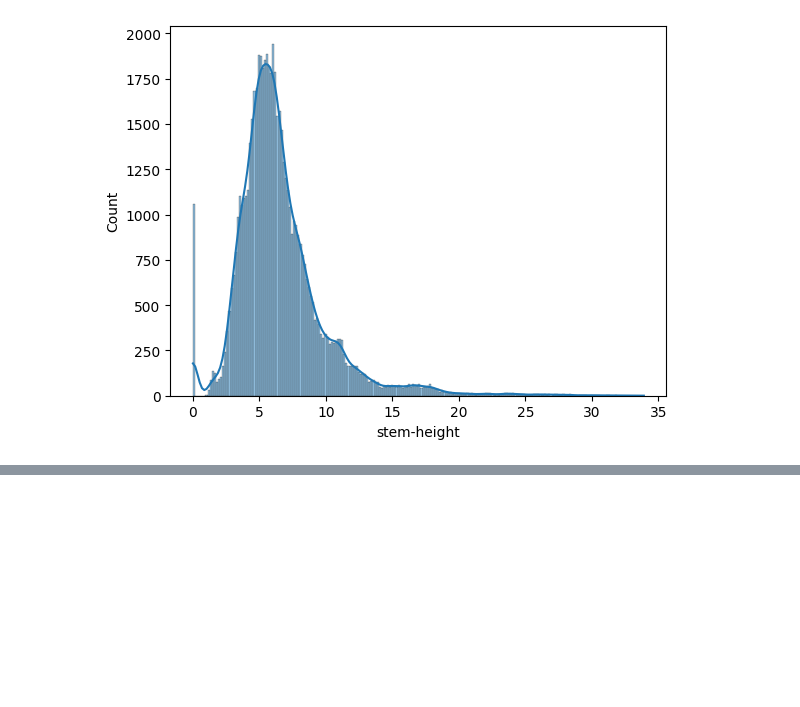
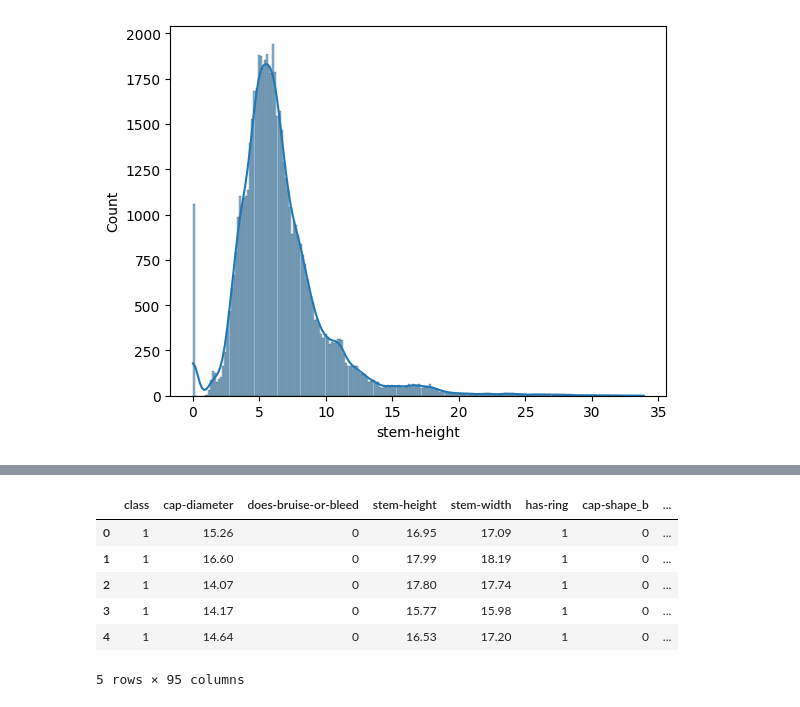
Before and after one commit to RovSveta/Advanced_Data_analytics_2025, a Jupyter notebook: Exercise_project_2/Classification_dataset/smote_classification_oversampling_first_try.ipynb, the cells around one changed output, grey strips where cells are left out. Cells and saved outputs as stored; diff of their text form; code cells hidden in the pictures; blank space fills up the shorter version.

```diff
--- a/Exercise_project_2/Classification_dataset/smote_classification_oversampling.ipynb
+++ b/Exercise_project_2/Classification_dataset/smote_classification_oversampling_first_try.ipynb
@@ -28,0 +61,11 @@ sns.histplot(data=df, x="stem-height", kde=True)
+# %%
+df = pd.read_csv('../../Exercise_project_1\Classification_dataset\mushroom_encoded.csv')
+df.head()
+# %% [output]
+|  | class | cap-diameter | does-bruise-or-bleed | stem-height | stem-width | has-ring | cap-shape_b | ... |
+| 0 | 1 | 15.26 | 0 | 16.95 | 17.09 | 1 | 0 | ... |
+| 1 | 1 | 16.60 | 0 | 17.99 | 18.19 | 1 | 0 | ... |
+| 2 | 1 | 14.07 | 0 | 17.80 | 17.74 | 1 | 0 | ... |
+| 3 | 1 | 14.17 | 0 | 15.77 | 15.98 | 1 | 0 | ... |
+| 4 | 1 | 14.64 | 0 | 16.53 | 17.20 | 1 | 0 | ... |
+5 rows × 95 columns
```
Also changed, not shown: parts of 3 cells of this notebook, 5 other files.
